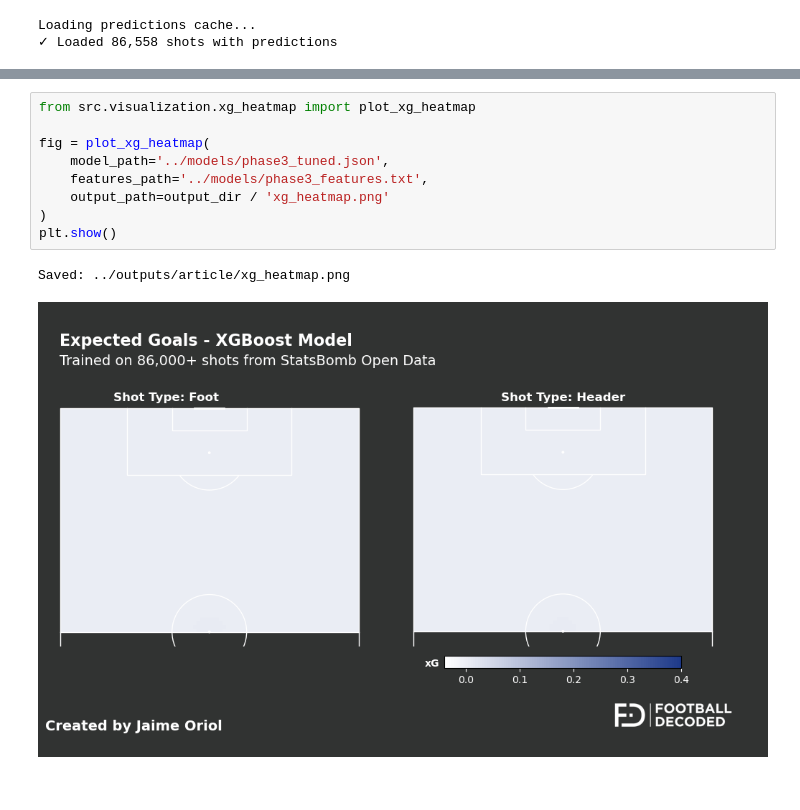
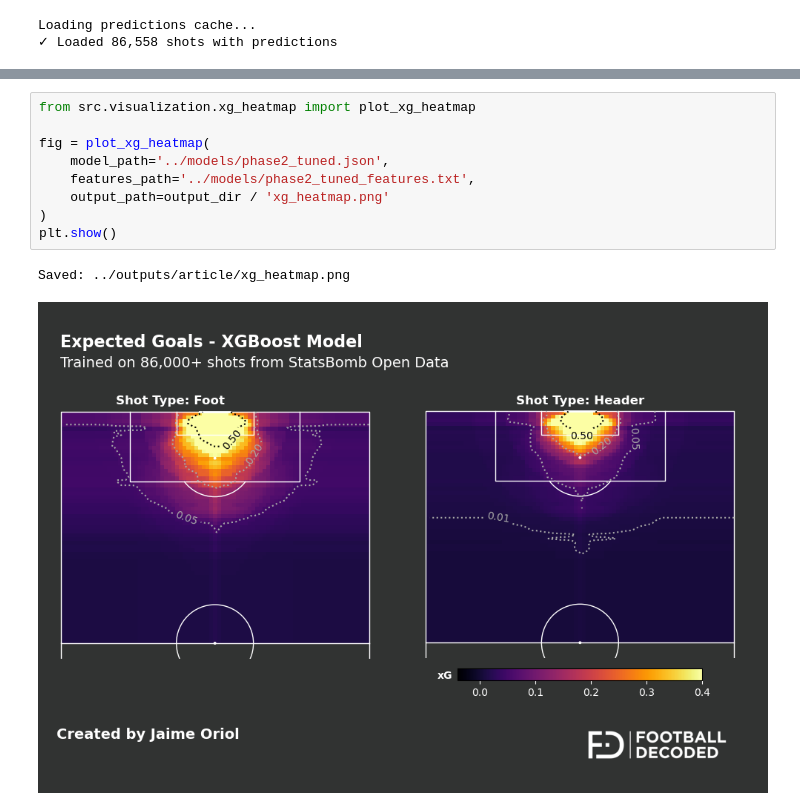
Before and after one commit to jaime-oriol/xG_Model, a Jupyter notebook: notebooks/generate_all_visualizations.ipynb, the cells around one changed output, grey strips where cells are left out. Drawn from its saved outputs; the diff is of its cells as text.

Commit message:
FINAL MODEL

```diff
--- a/notebooks/generate_all_visualizations.ipynb
+++ b/notebooks/generate_all_visualizations.ipynb
@@ -76,15 +110,15 @@ Saved: ../outputs/article/distribution_plot.png
 # %%
 from src.visualization.xg_heatmap import plot_xg_heatmap
 
 fig = plot_xg_heatmap(
-    model_path='../models/phase3_tuned.json',
-    features_path='../models/phase3_features.txt',
+    model_path='../models/phase2_tuned.json',
+    features_path='../models/phase2_tuned_features.txt',
     output_path=output_dir / 'xg_heatmap.png'
 )
 plt.show()
 # %% [output]
 Saved: ../outputs/article/xg_heatmap.png
-[figure, old version]
+[figure, new version]
 # %%
 print('All visualizations generated successfully!')
 print(f'Output directory: {output_dir}')
```
Also changed, not shown: parts of 8 cells of this notebook, 9 other files.
